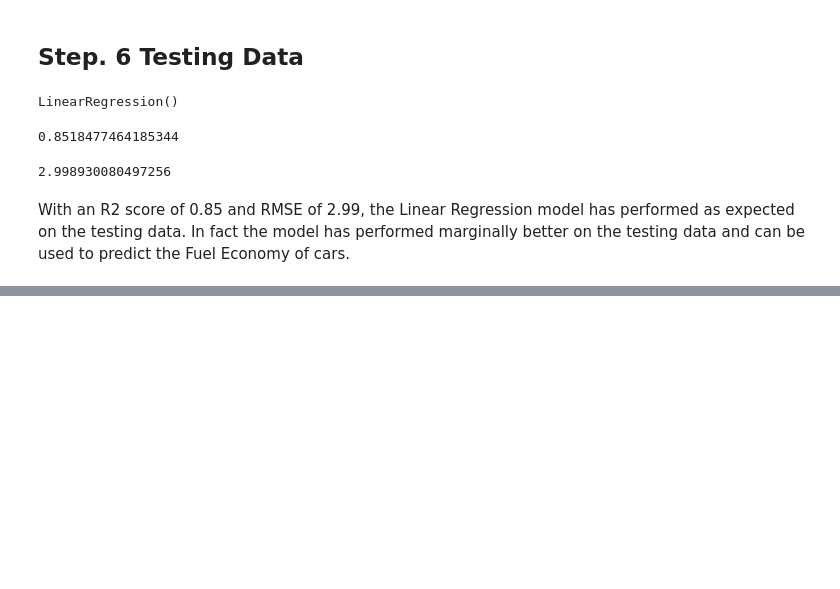
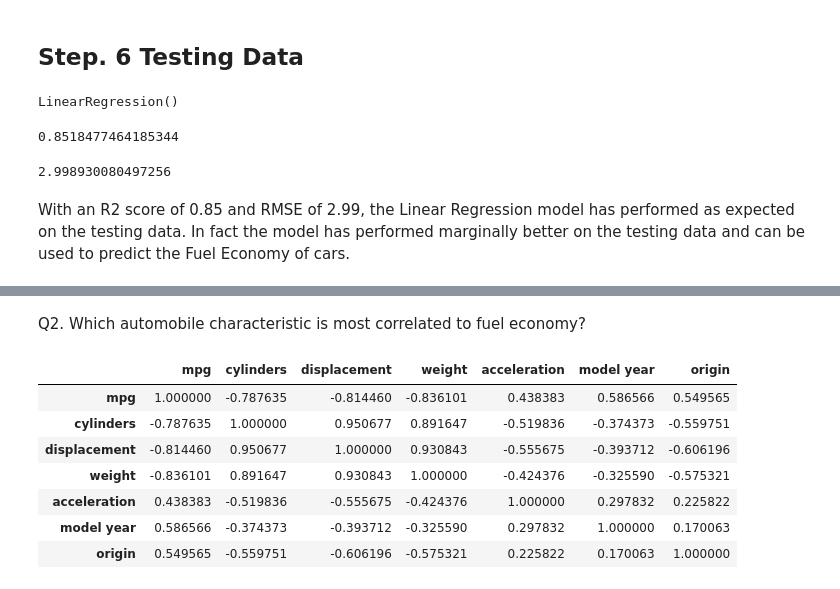
Before and after one commit to vedant-modani/FuelEconomyPredictor, a Jupyter notebook: Fuel Economy Project.ipynb, the cells around one changed output, grey strips where cells are left out. Saved outputs shown, nothing was run; the diff lists cells and outputs as text; code cells hidden in the pictures; blank space fills up the shorter version.

```diff
--- a/Fuel Economy Project.ipynb
+++ b/Fuel Economy Project.ipynb
@@ -491,0 +510,13 @@ The next steps would be to conduct all the assumptions checks and featue selecti
+# %% [markdown]
+Q2. Which automobile characteristic is most correlated to fuel economy?
+# %%
+corr
+# %% [output]
+|  | mpg | cylinders | displacement | weight | acceleration | model year | origin |
+| mpg | 1.000000 | -0.787635 | -0.814460 | -0.836101 | 0.438383 | 0.586566 | 0.549565 |
+| cylinders | -0.787635 | 1.000000 | 0.950677 | 0.891647 | -0.519836 | -0.374373 | -0.559751 |
+| displacement | -0.814460 | 0.950677 | 1.000000 | 0.930843 | -0.555675 | -0.393712 | -0.606196 |
+| weight | -0.836101 | 0.891647 | 0.930843 | 1.000000 | -0.424376 | -0.325590 | -0.575321 |
+| acceleration | 0.438383 | -0.519836 | -0.555675 | -0.424376 | 1.000000 | 0.297832 | 0.225822 |
+| model year | 0.586566 | -0.374373 | -0.393712 | -0.325590 | 0.297832 | 1.000000 | 0.170063 |
+| origin | 0.549565 | -0.559751 | -0.606196 | -0.575321 | 0.225822 | 0.170063 | 1.000000 |
```
Also changed, not shown: parts of 9 cells of this notebook.
